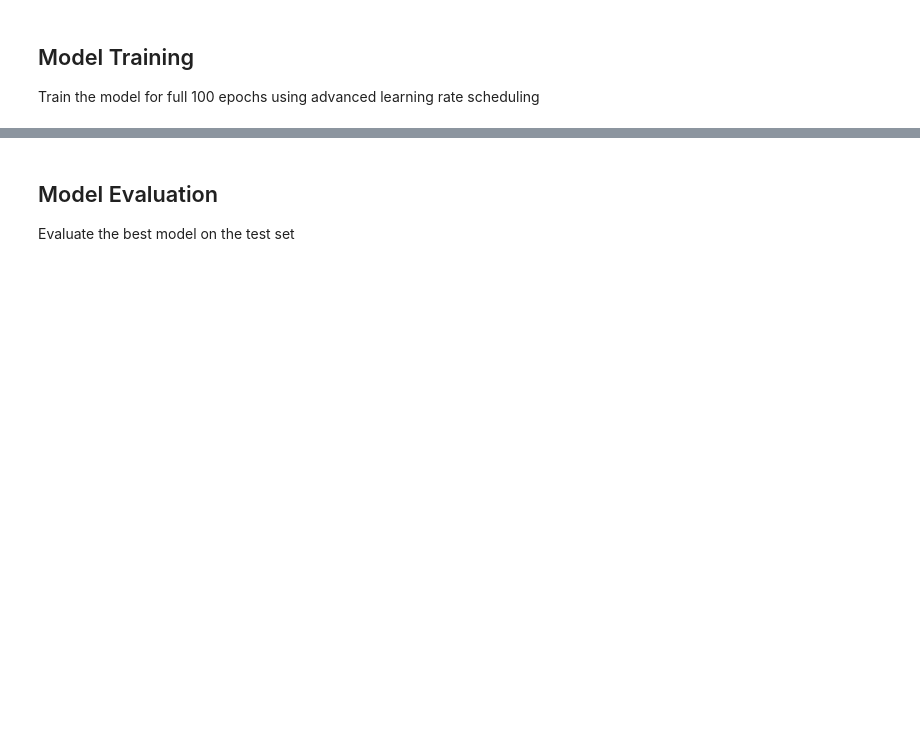
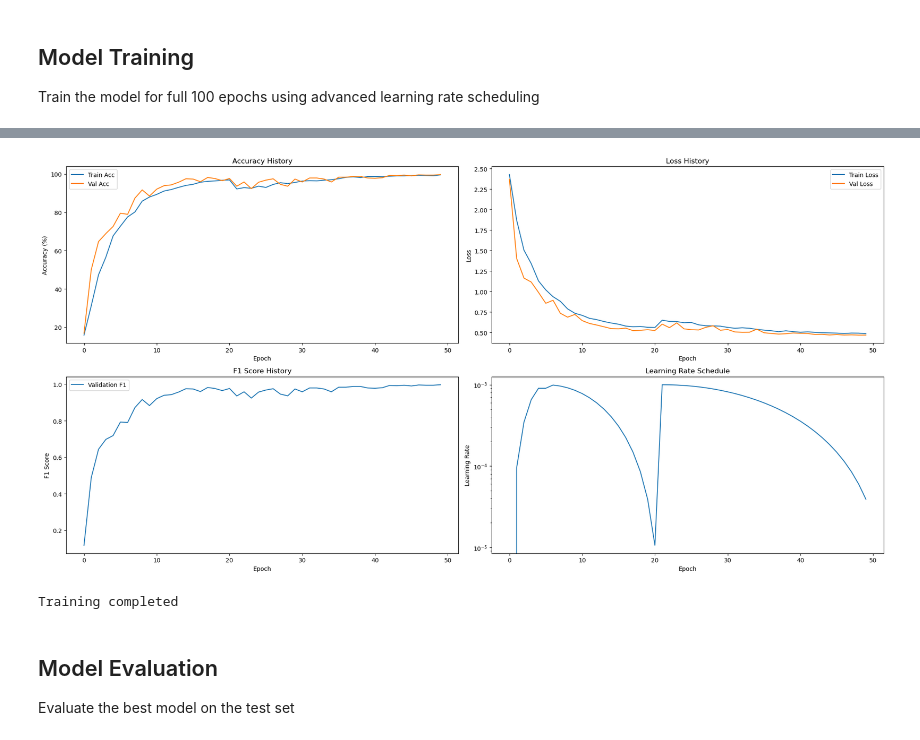
Before and after one commit to alaeeddinehajji/scu-graduation-2025, a Jupyter notebook: 4_multimodal_emg_eeg.ipynb, the cells around one changed output, grey strips where cells are left out. Saved outputs shown, nothing was run; the diff lists cells and outputs as text; code cells hidden in the pictures; blank space fills up the shorter version.

```diff
--- a/4_multimodal_emg_eeg.ipynb
+++ b/4_multimodal_emg_eeg.ipynb
@@ -443,48 +475,4 @@ for epoch in range(NUM_EPOCHS):
     # Print progress
     print()
     print(f'[Multimodal EEG-EMG] Epoch [{epoch+1}/{NUM_EPOCHS}] | Train Loss: {train_loss:.4f}, Train Acc: {train_acc:.2f}% | Val Loss: {val_loss:.4f}, Val Acc: {val_acc:.2f}%, Val F1: {val_f1:.4f} | LR: {current_lr:.6f}', end='')
-
-
-# Plot training history
-import matplotlib.pyplot as plt
-
-plt.figure(figsize=(20, 10))  # Adjusted figure size for better 2x2 layout
-
-# Plot accuracies (top left)
-plt.subplot(2, 2, 1)
-plt.plot(history['train_acc'], label='Train Acc')
-plt.plot(history['val_acc'], label='Val Acc')
-plt.title('Accuracy History')
-plt.xlabel('Epoch')
-plt.ylabel('Accuracy (%)')
-plt.legend()
-
-# Plot losses (top right)
-plt.subplot(2, 2, 2)
-plt.plot(history['train_loss'], label='Train Loss')
-plt.plot(history['val_loss'], label='Val Loss')
-plt.title('Loss History')
-plt.xlabel('Epoch')
-plt.ylabel('Loss')
-plt.legend()
-
-# Plot F1 scores (bottom left)
-plt.subplot(2, 2, 3)
-plt.plot(history['val_f1'], label='Validation F1')
-plt.title('F1 Score History')
-plt.xlabel('Epoch')
-plt.ylabel('F1 Score')
-plt.legend()
-
-# Plot learning rate (bottom right)
-plt.subplot(2, 2, 4)
-plt.plot(history['lr'])
-plt.title('Learning Rate Schedule')
-plt.xlabel('Epoch')
-plt.ylabel('Learning Rate')
-plt.yscale('log')
-
-plt.tight_layout()
-plt.show()
-
-print("Training completed")
+# %% [output]
@@ -491,3 +496,5 @@ print("Training completed")
+[figure, added]
+Training completed
 # %% [markdown]
 ## Model Evaluation
 Evaluate the best model on the test set
```
Also changed, not shown: parts of 7 cells of this notebook, 1 other file.
